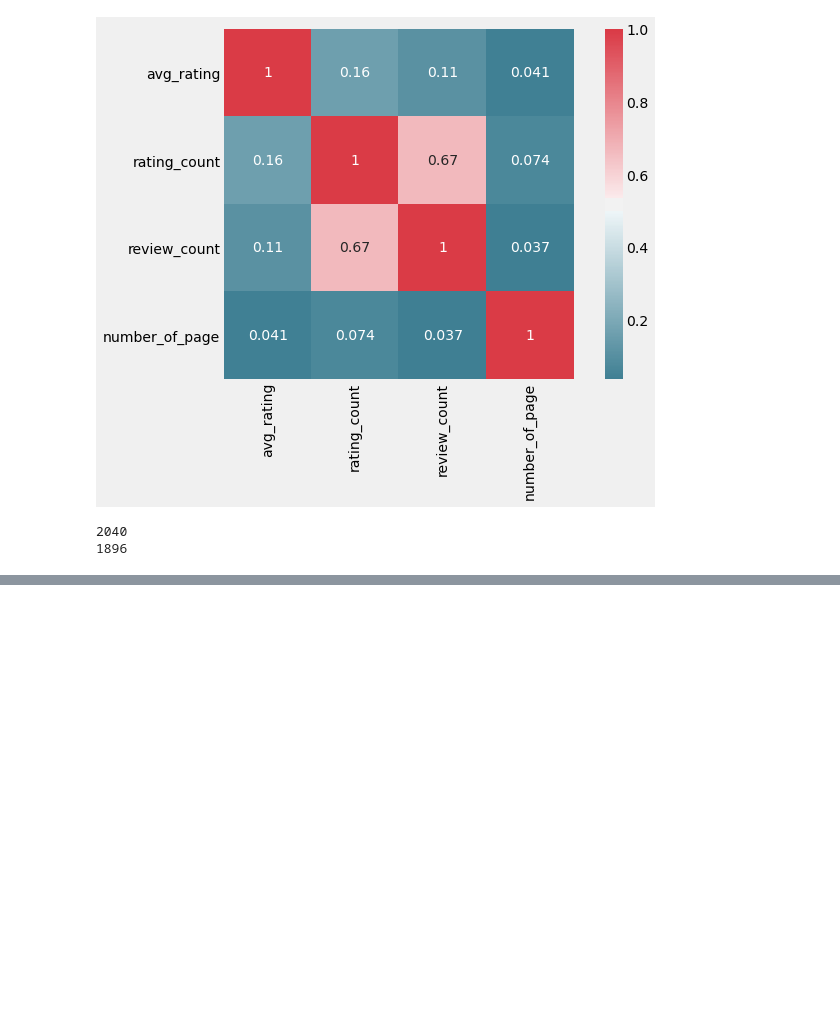
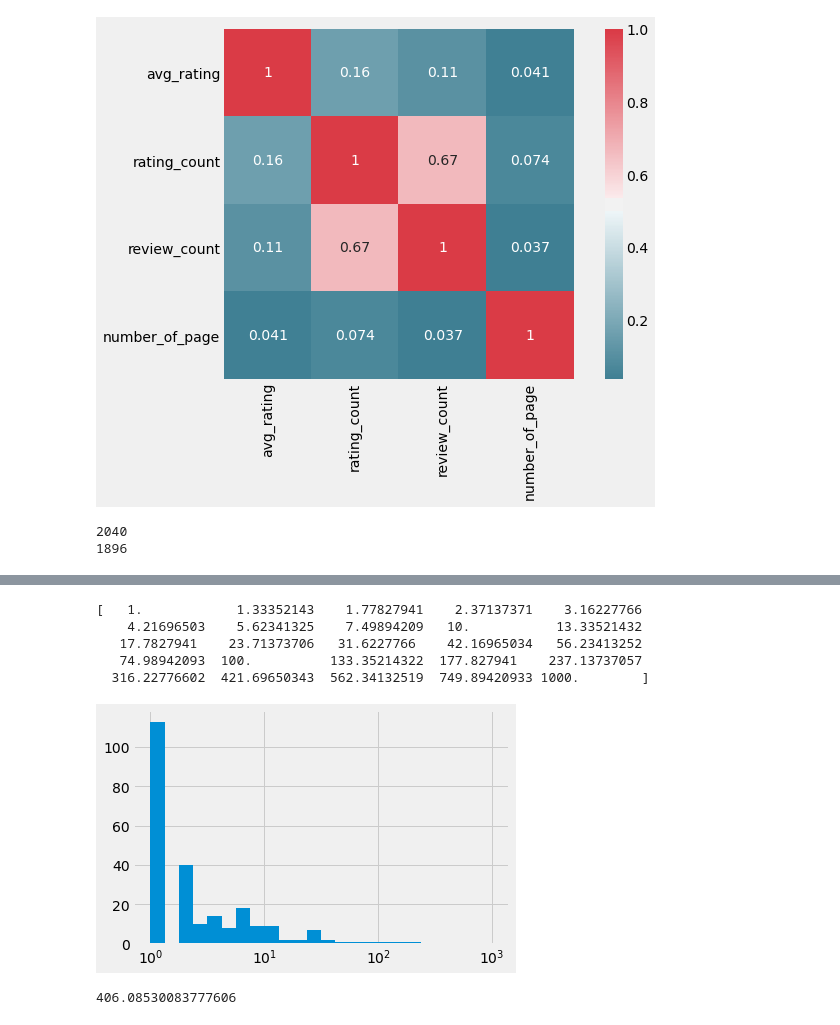
Before and after one commit to HailinDu/Capstone-Project-1, a Jupyter notebook: Cap1 EDA.ipynb, the cells around one changed output, grey strips where cells are left out. Drawn from its saved outputs; the diff is of its cells as text; code cells hidden in the pictures; blank space fills up the shorter version.

```diff
--- a/Cap1 EDA.ipynb
+++ b/Cap1 EDA.ipynb
@@ -216,0 +369,17 @@ total_df.to_csv('total_df.csv', index = False)
+# %%
+bins = np.logspace(0,3,25)
+fix, ax = plt.subplots()
+ax.hist(total_df['review_count'], bins=bins)
+ax.set_xscale('log')
+print(bins)
+# %% [output]
+[   1.            1.33352143    1.77827941    2.37137371    3.16227766
+    4.21696503    5.62341325    7.49894209   10.           13.33521432
+   17.7827941    23.71373706   31.6227766    42.16965034   56.23413252
+   74.98942093  100.          133.35214322  177.827941    237.13737057
+  316.22776602  421.69650343  562.34132519  749.89420933 1000.        ]
+[figure, added]
+# %%
+np.mean(total_df['number_of_page'])
+# %% [output]
+406.08530083777606
```
Also changed, not shown: parts of 37 cells of this notebook.
